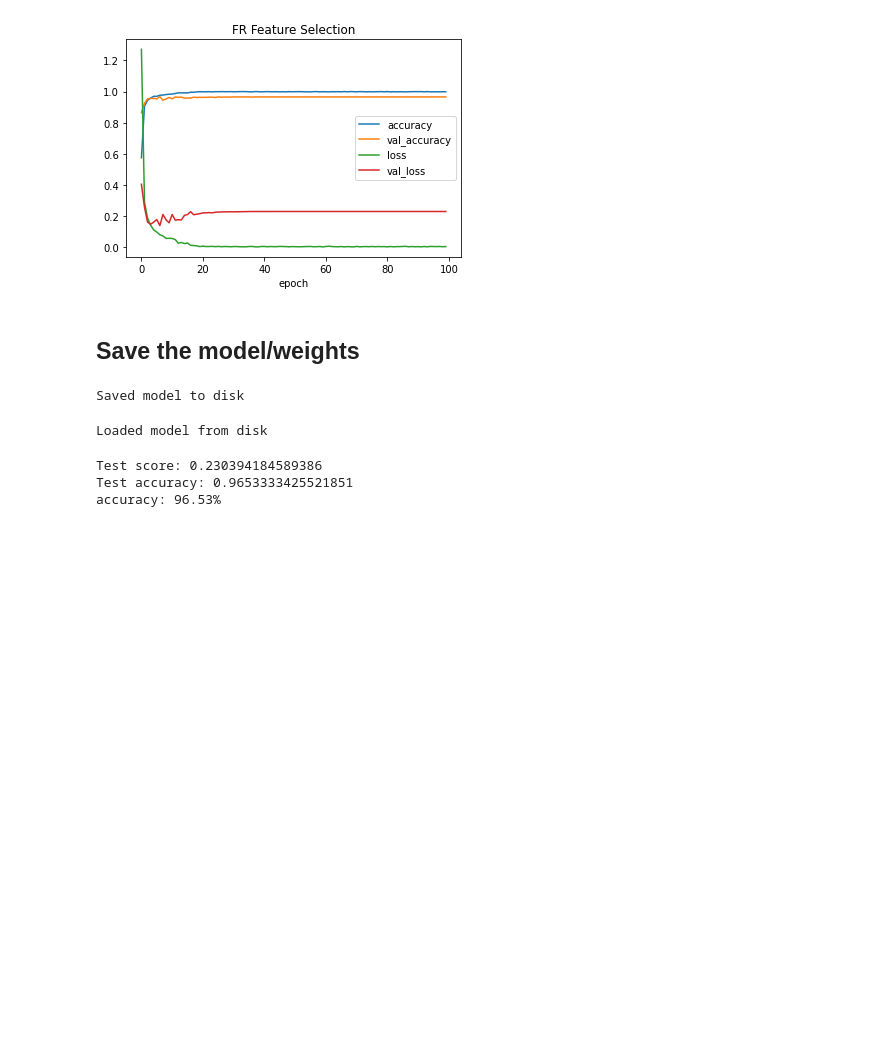
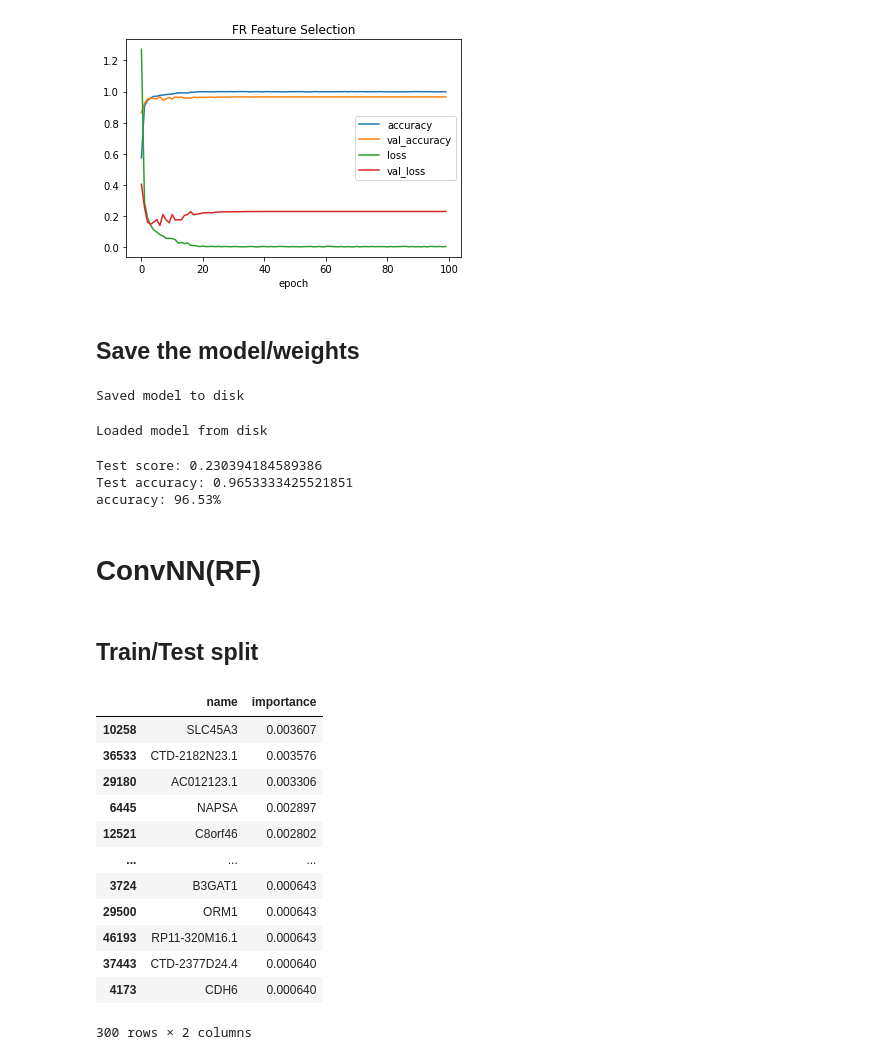
Before and after one commit to mengyaoo/FNL_GenesSelection, a Jupyter notebook: 06_TC1_RF.ipynb, the cells around one changed output. Saved outputs shown, nothing was run; the diff lists cells and outputs as text; code cells hidden in the pictures; blank space fills up the shorter version.

```diff
--- a/06_TC1_RF.ipynb
+++ b/06_TC1_RF.ipynb
@@ -662,3 +662,7 @@ print("%s: %.2f%%" % (loaded_model.metrics_names[1], score[1]*100))
 Test score: 0.230394184589386
 Test accuracy: 0.9653333425521851
 accuracy: 96.53%
+# %% [markdown]
+# ConvNN(RF)
+# %% [markdown]
+## Train/Test split
@@ -664,0 +672,17 @@ accuracy: 96.53%
+# %%
+feature_sort_selected = feature_sort.iloc[:300,:]
+feature_sort_selected
+# %% [output]
+|  | name | importance |
+| 10258 | SLC45A3 | 0.003607 |
+| 36533 | CTD-2182N23.1 | 0.003576 |
+| 29180 | AC012123.1 | 0.003306 |
+| 6445 | NAPSA | 0.002897 |
+| 12521 | C8orf46 | 0.002802 |
+| ... | ... | ... |
+| 3724 | B3GAT1 | 0.000643 |
+| 29500 | ORM1 | 0.000643 |
+| 46193 | RP11-320M16.1 | 0.000643 |
+| 37443 | CTD-2377D24.4 | 0.000640 |
+| 4173 | CDH6 | 0.000640 |
+300 rows × 2 columns
```
Also changed, not shown: parts of 17 cells of this notebook.
